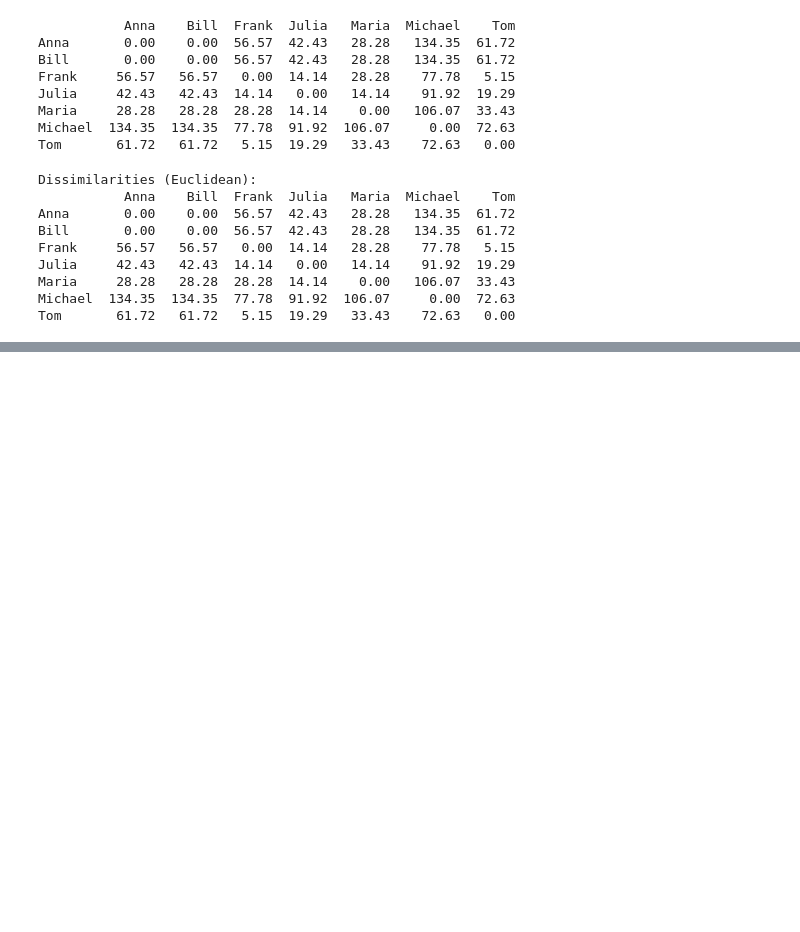
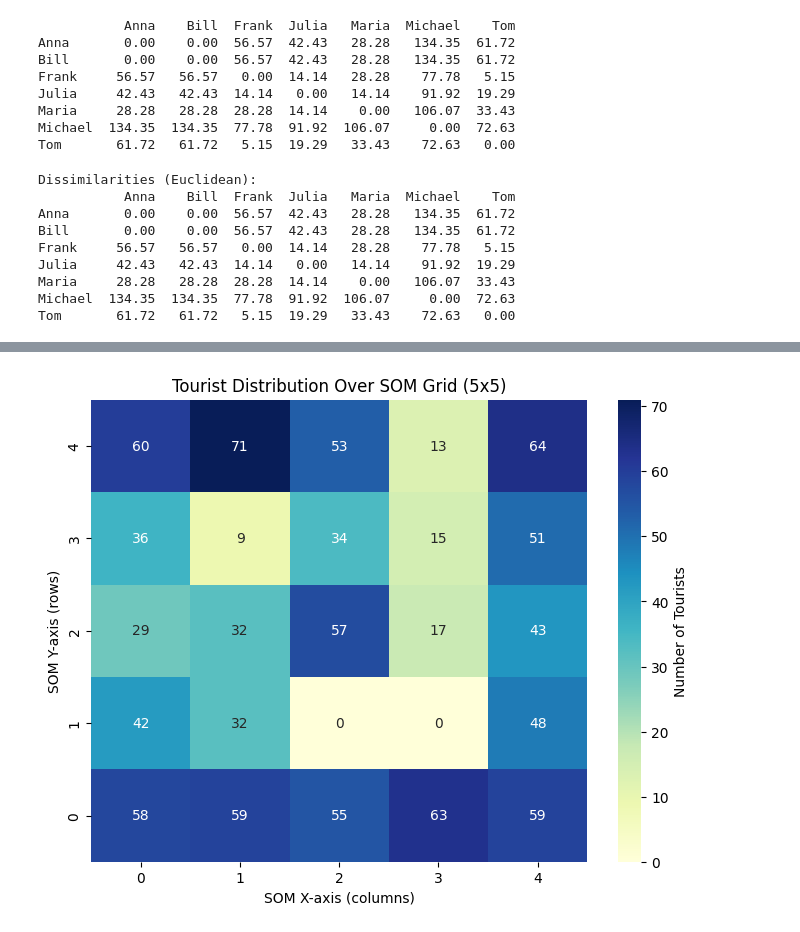
Before and after one commit to Imanchandra2024/FeyynMcDonalds, a Jupyter notebook: fyenn_project.ipynb, the cells around one changed output, grey strips where cells are left out. Drawn from its saved outputs; the diff is of its cells as text; code cells hidden in the pictures; blank space fills up the shorter version.

```diff
--- a/fyenn_project.ipynb
+++ b/fyenn_project.ipynb
@@ -72,0 +207,39 @@ Tom       61.72   61.72   5.15  19.29   33.43    72.63   0.00
+# %%
+import numpy as np
+import pandas as pd
+import matplotlib.pyplot as plt
+import seaborn as sns
+import somoclu
+from sklearn.preprocessing import MinMaxScaler
+
+# 1. Simulate the binary risk-taking data
+np.random.seed(1234)
+risk = pd.DataFrame(np.random.randint(0, 2, size=(1000, 6)),
+                    columns=['financial', 'career', 'recreational', 'health', 'safety', 'social'])
+
+# 2. Normalize the data
+scaler = MinMaxScaler()
+risk_scaled = scaler.fit_transform(risk)
+
+# 3. Train the SOM
+n_rows, n_columns = 5, 5
+som = somoclu.Somoclu(n_columns, n_rows, compactsupport=False, initialization='pca')
+som.train(risk_scaled)
+
+# 4. Get BMUs (Best Matching Units) — the grid positions each tourist maps to
+bmus = som.bmus  # list of (x, y) tuples
+
+# 5. Create a heatmap of how many tourists mapped to each node
+heatmap = np.zeros((n_rows, n_columns), dtype=int)
+for x, y in bmus:
+    heatmap[y, x] += 1  # y=rows, x=columns for imshow
+
+# 6. Plot high-quality heatmap
+plt.figure(figsize=(8, 6))
+sns.heatmap(heatmap, annot=True, fmt="d", cmap="YlGnBu", cbar_kws={'label': 'Number of Tourists'})
+plt.title("Tourist Distribution Over SOM Grid (5x5)")
+plt.xlabel("SOM X-axis (columns)")
+plt.ylabel("SOM Y-axis (rows)")
+plt.gca().invert_yaxis()  # To match SOM visual conventions
+plt.show()
+# %% [output]
@@ -72,0 +247 @@ Tom       61.72   61.72   5.15  19.29   33.43    72.63   0.00
+[figure, added]
```
Also changed, not shown: parts of 9 cells of this notebook.
